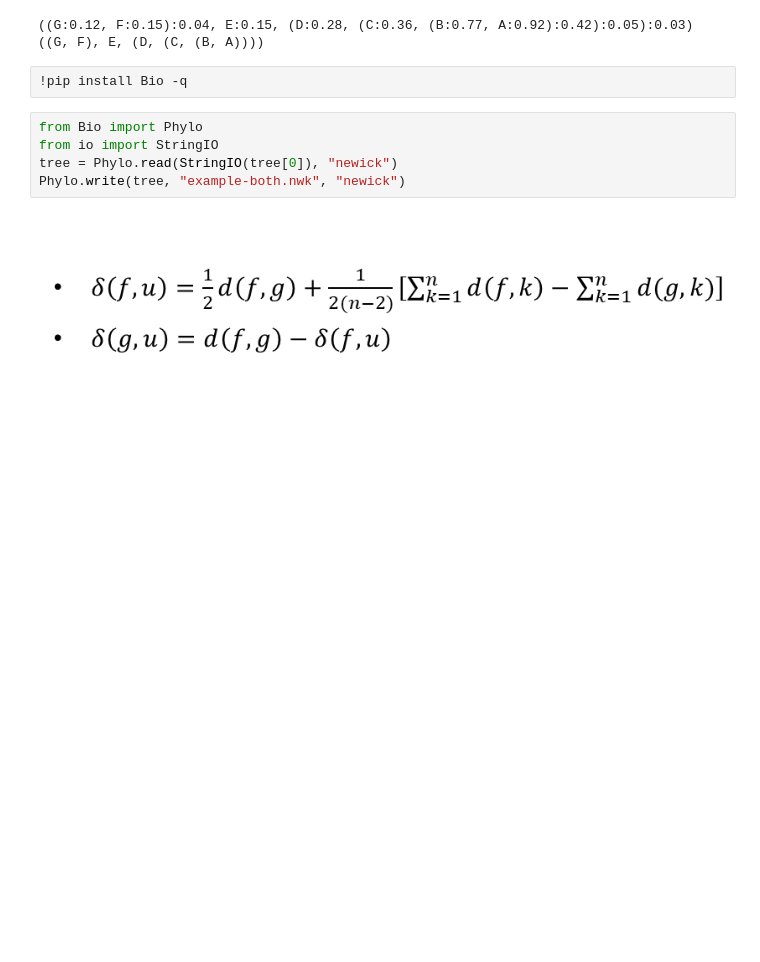
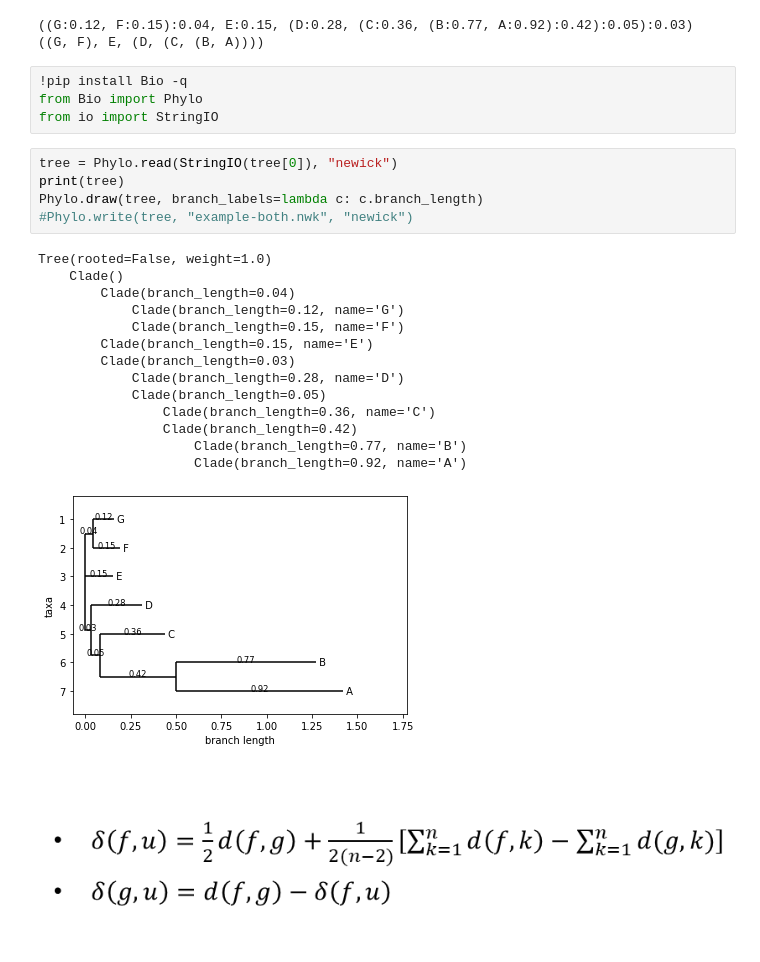
Before and after one commit to mequanent/Bioinformatics, a Jupyter notebook: hw5_110761504.ipynb, the cells around one changed output. Saved outputs shown, nothing was run; the diff lists cells and outputs as text; blank space fills up the shorter version.

```diff
--- a/hw5_110761504.ipynb
+++ b/hw5_110761504.ipynb
@@ -218,11 +218,28 @@ print(tree[1])
 ((G, F), E, (D, (C, (B, A))))
 # %%
 !pip install Bio -q
+from Bio import Phylo
+from io import StringIO
 # %%
-from Bio import Phylo
-from io import StringIO
 tree = Phylo.read(StringIO(tree[0]), "newick")
-Phylo.write(tree, "example-both.nwk", "newick")
+print(tree)
+Phylo.draw(tree, branch_labels=lambda c: c.branch_length)
+#Phylo.write(tree, "example-both.nwk", "newick")
+# %% [output]
+Tree(rooted=False, weight=1.0)
+    Clade()
+        Clade(branch_length=0.04)
+            Clade(branch_length=0.12, name='G')
+            Clade(branch_length=0.15, name='F')
+        Clade(branch_length=0.15, name='E')
+        Clade(branch_length=0.03)
+            Clade(branch_length=0.28, name='D')
+            Clade(branch_length=0.05)
+                Clade(branch_length=0.36, name='C')
+                Clade(branch_length=0.42)
+                    Clade(branch_length=0.77, name='B')
+                    Clade(branch_length=0.92, name='A')
+[figure, added]
 # %% [markdown]
 ![image.png](embedded-picture-1)
 # %% [markdown]
```
Also changed, not shown: parts of 1 cell of this notebook.
